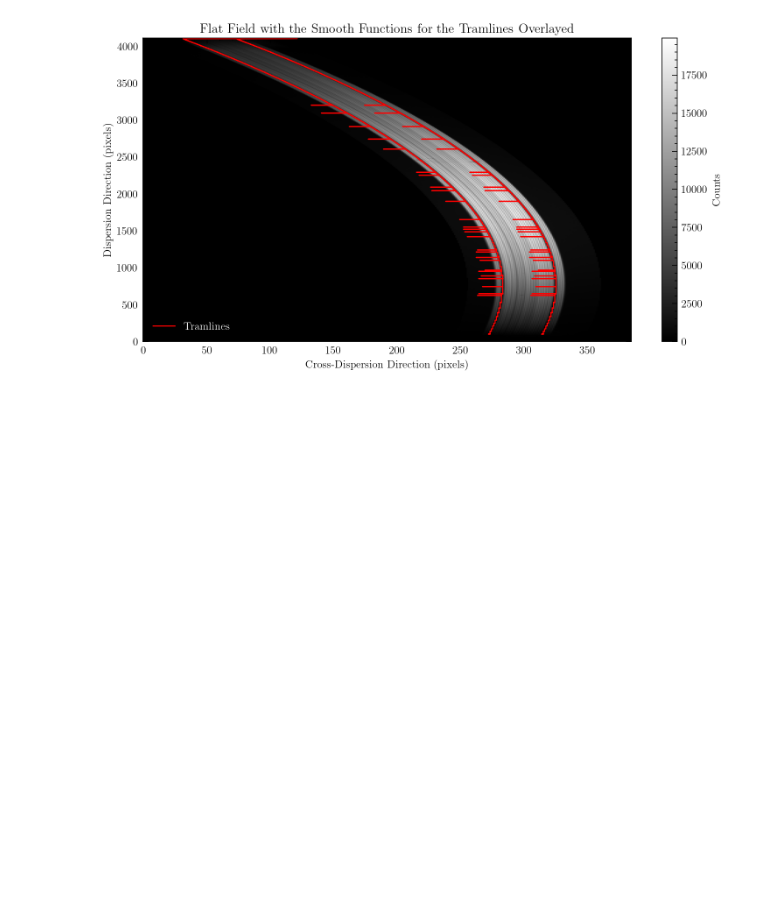
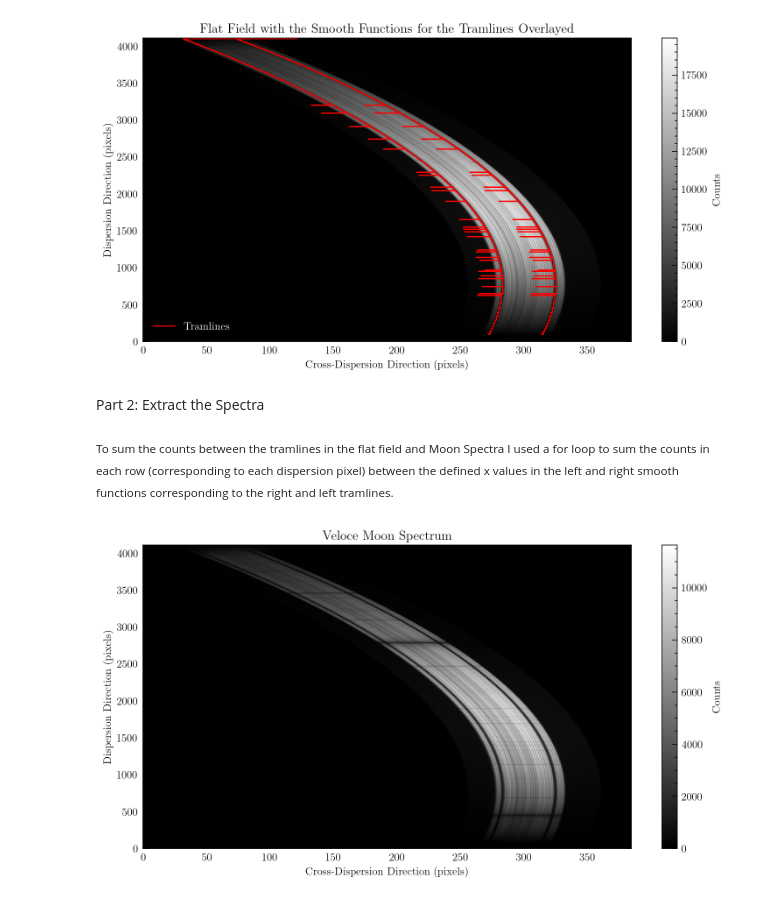
Before and after one commit to alannah-f/ASTR4004A2, a Jupyter notebook: Question4.ipynb, the cells around one changed output. Cells and saved outputs as stored; diff of their text form; code cells hidden in the pictures; blank space fills up the shorter version.

```diff
--- a/Question4.ipynb
+++ b/Question4.ipynb
@@ -93,3 +93,21 @@ plt.show
 1283113383.py: 4112 385
 <function matplotlib.pyplot.show(close=None, block=None)>
 [figure]
+# %% [markdown]
+Part 2: Extract the Spectra
+# %% [markdown]
+<small>To sum the counts between the tramlines in the flat field and Moon Spectra I used a for loop to sum the counts in each row (corresponding to each dispersion pixel) between the defined x values in the left and right smooth functions corresponding to the right and left tramlines.  </small>
+# %%
+#Import the data from the Moon.fits file as well
+moon=fits.open('data/moon.fits')
+moon_data=moon[0].data
+#Plot it to make sure data looks as would be expected from the figure in the question
+plt.figure(figsize=(12,6))
+plt.imshow(moon_data, cmap='grey', origin='lower', aspect='auto')
+plt.title('Veloce Moon Spectrum')
+plt.ylabel('Dispersion Direction (pixels)')
+plt.xlabel('Cross-Dispersion Direction (pixels)')
+plt.colorbar(label="Counts")
+plt.show()
+# %% [output]
+[figure, added]
```
Also changed, not shown: parts of 2 cells of this notebook.
